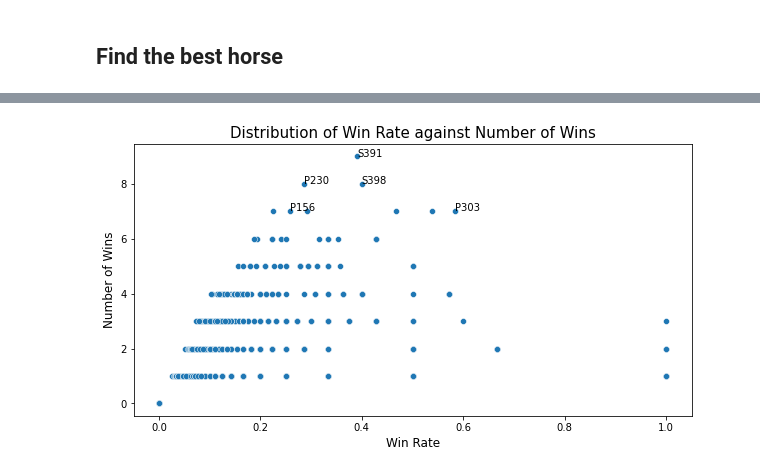
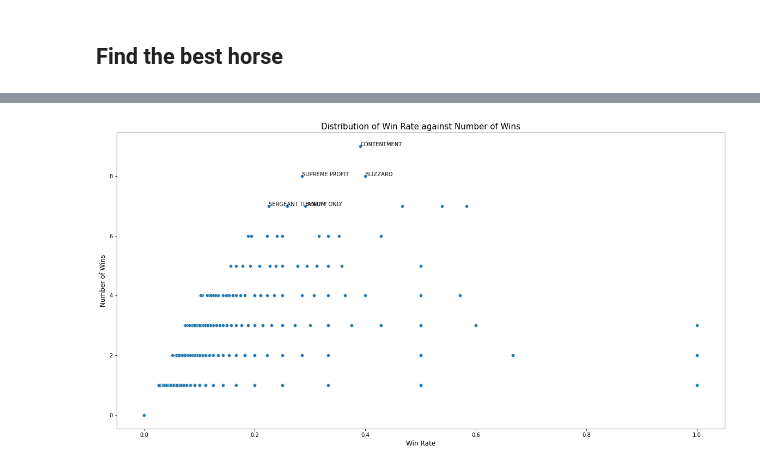
Before and after one commit to ethan-eplee/HorseRacePrediction, a Jupyter notebook: 02_eda.ipynb, the cells around one changed output, grey strips where cells are left out. Cells and saved outputs as stored; diff of their text form; code cells hidden in the pictures.

```diff
--- a/02_eda.ipynb
+++ b/02_eda.ipynb
@@ -332,19 +332,19 @@ time: 16 ms (started: 2022-10-18 10:50:01 +08:00)
 # %%
 # Find the number of wins per horse
-horseWins = df_train.groupby('horse_id')['finishing_position'].apply(lambda x: (x==1).sum())
+horseWins = df_train.groupby('horse_name')['finishing_position'].apply(lambda x: (x==1).sum())
 
 # Find the win rate per horse
-horseWinRate = df_train.groupby('horse_id')['HorseWin'].mean()
+horseWinRate = df_train.groupby('horse_name')['HorseWin'].mean()
 
 # Plot win rate against number of wins
-plt.figure(figsize=(10, 5))
+plt.figure(figsize=(20, 10))
 sns.scatterplot(x=horseWinRate, y=horseWins)
 plt.xlabel('Win Rate', fontsize=12)
 plt.ylabel('Number of Wins', fontsize=12)
 plt.title('Distribution of Win Rate against Number of Wins', fontsize=15)
 
 # Annotate the top 5 horses with the most wins
 for i in horseWins.sort_values(ascending=False)[:5].index:
-# fi    plt.annotate(i, (horseWinRate[i], horseWins[i]))
+     plt.annotate(i, (horseWinRate[i], horseWins[i]))
 # %% [output]
-[figure, old version]
+[figure, new version]
```
Also changed, not shown: parts of 30 cells of this notebook, 5 other files.
